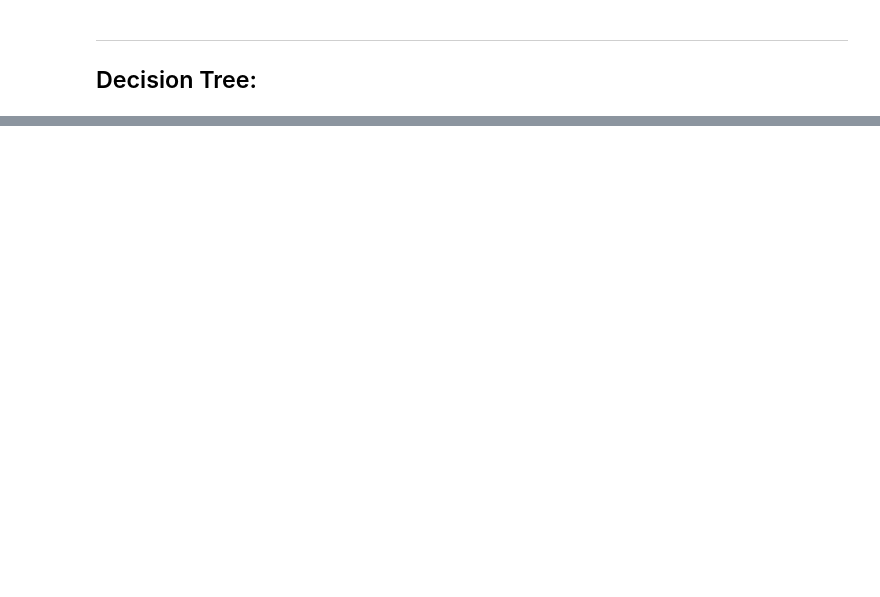
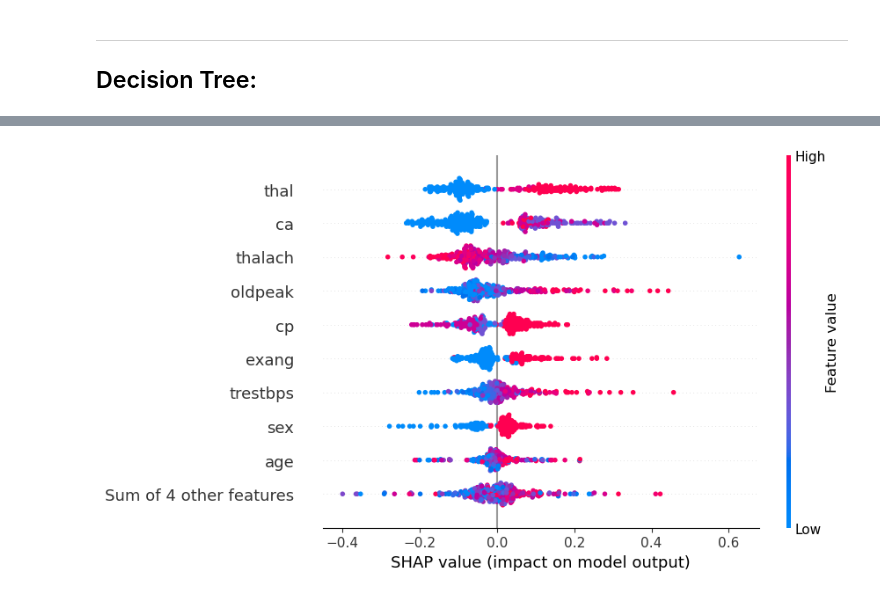
Before and after one commit to alicevk/GP-comparative-analysis, a Jupyter notebook: 5-SHAP-Values/3.1-SHAP-eager-learners-I.ipynb, the cells around one changed output, grey strips where cells are left out. Drawn from its saved outputs; the diff is of its cells as text; code cells hidden in the pictures; blank space fills up the shorter version.

```diff
--- a/5-SHAP-Values/3.1-SHAP-eager-learners-I.ipynb
+++ b/5-SHAP-Values/3.1-SHAP-eager-learners-I.ipynb
@@ -169,0 +221,4 @@ shap.plots.beeswarm(shap_values)
+# %%
+shap.plots.beeswarm(shap_values)
+# %% [output]
+[figure, added]
```
Also changed, not shown: parts of 12 cells of this notebook.
